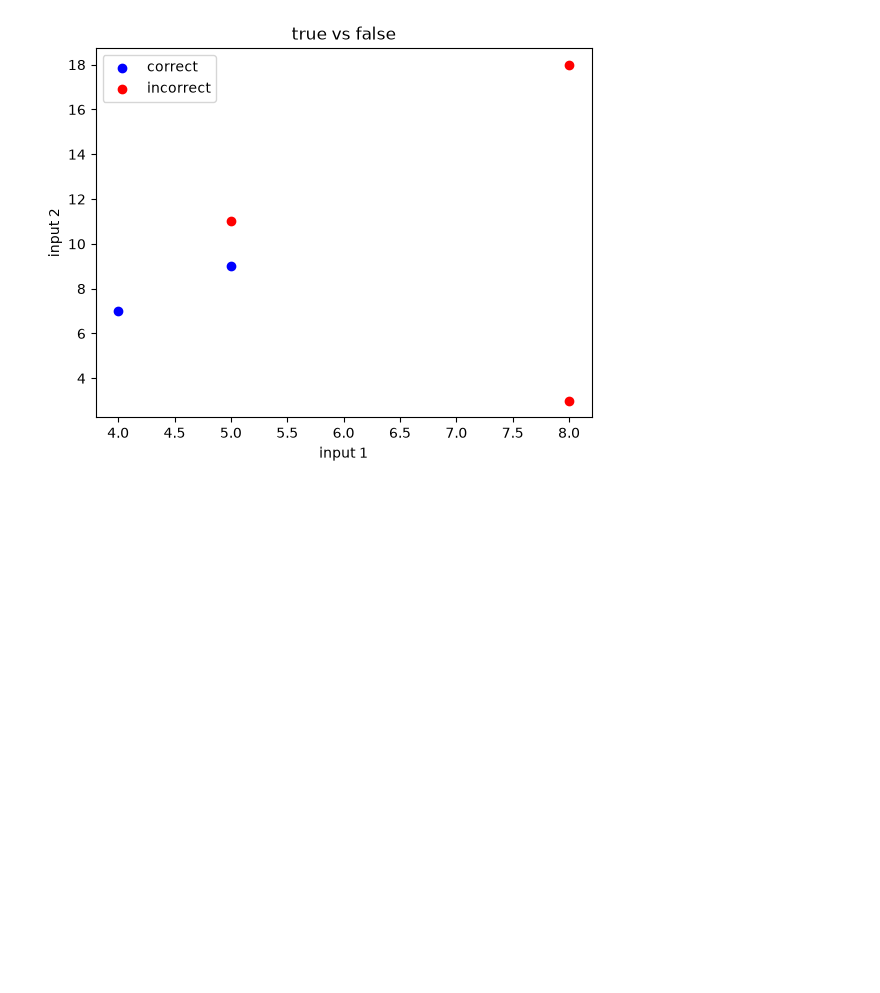
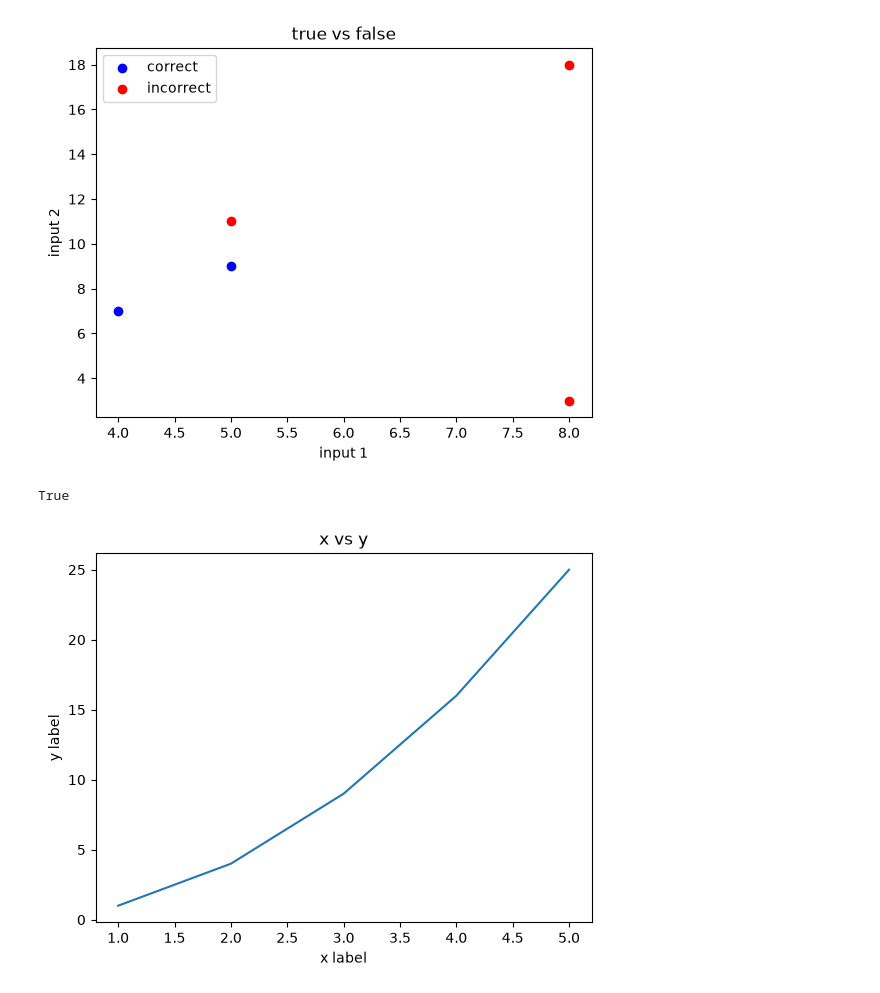
Before and after one commit to abolfazlrahmati20/machine_learning, a Jupyter notebook: week_03_plt.ipynb, the cells around one changed output. Drawn from its saved outputs; the diff is of its cells as text; code cells hidden in the pictures; blank space fills up the shorter version.

```diff
--- a/week_03_plt.ipynb
+++ b/week_03_plt.ipynb
@@ -51,3 +51,16 @@ ax.legend()
 plt.show()
 # %% [output]
 [figure]
+# %%
+import os
+x =np.array([1,2,3,4,5])
+y =np.array([1,4,9,16,25])
+plt.plot(x,y)
+plt.title("x vs y")
+plt.xlabel("x label")
+plt.ylabel("y label")
+fig.savefig("plot.png",dpi=200)
+os.path.exists("plot.png")
+# %% [output]
+True
+[figure, added]
```
Also changed, not shown: 1 other file.
